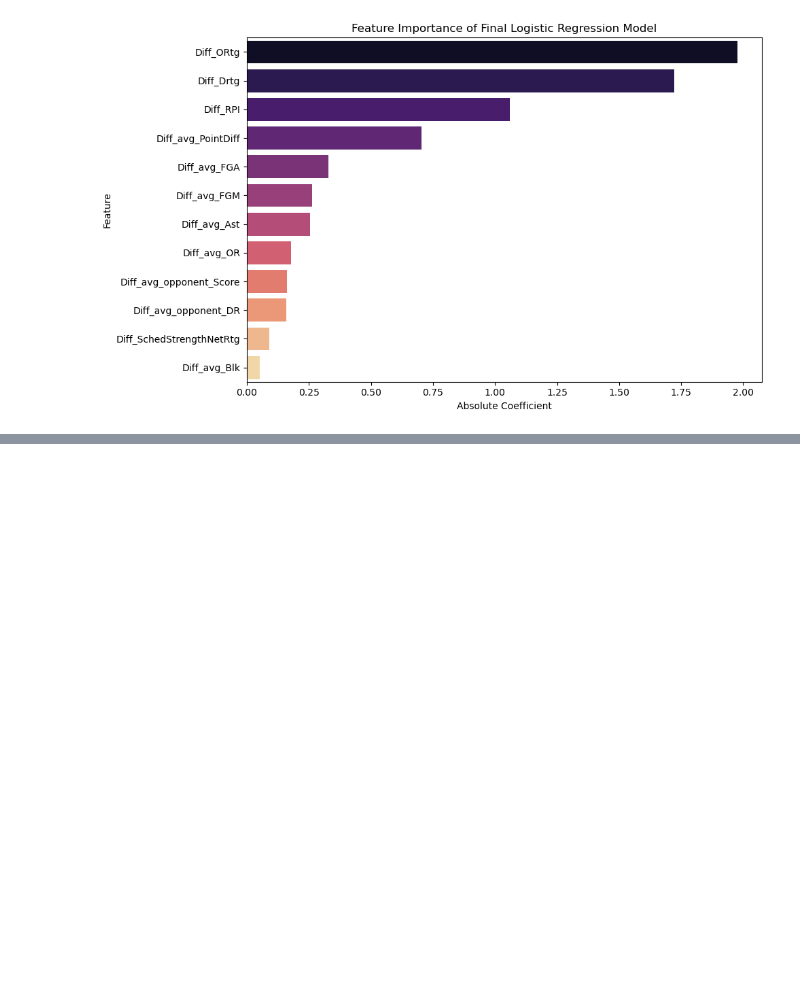
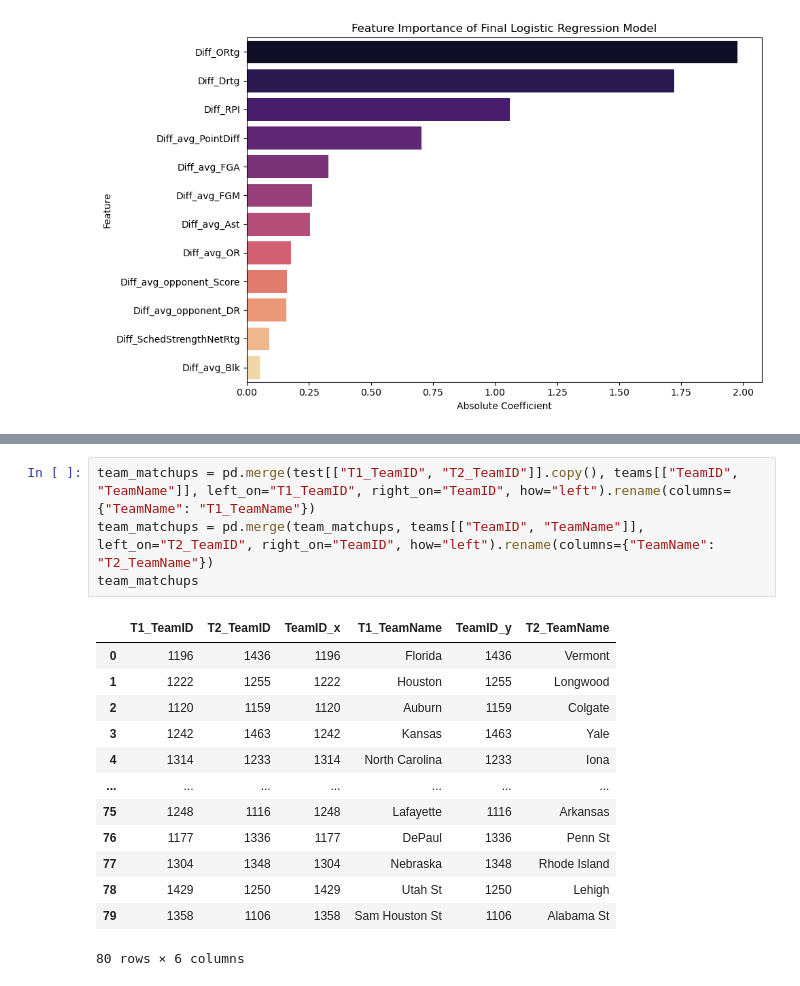
Before and after one commit to ecw70574/data_mining_course_project, a Jupyter notebook: TestingMerge.ipynb, the cells around one changed output, grey strips where cells are left out. Saved outputs shown, nothing was run; the diff lists cells and outputs as text; blank space fills up the shorter version.

```diff
--- a/TestingMerge.ipynb
+++ b/TestingMerge.ipynb
@@ -3733,0 +3835,18 @@ Passing `palette` without assigning `hue` is deprecated and will be removed in v
+# %%
+team_matchups = pd.merge(test[["T1_TeamID", "T2_TeamID"]].copy(), teams[["TeamID", "TeamName"]], left_on="T1_TeamID", right_on="TeamID", how="left").rename(columns={"TeamName": "T1_TeamName"})
+team_matchups = pd.merge(team_matchups, teams[["TeamID", "TeamName"]], left_on="T2_TeamID", right_on="TeamID", how="left").rename(columns={"TeamName": "T2_TeamName"})
+team_matchups
+# %% [output]
+|  | T1_TeamID | T2_TeamID | TeamID_x | T1_TeamName | TeamID_y | T2_TeamName |
+| 0 | 1196 | 1436 | 1196 | Florida | 1436 | Vermont |
+| 1 | 1222 | 1255 | 1222 | Houston | 1255 | Longwood |
+| 2 | 1120 | 1159 | 1120 | Auburn | 1159 | Colgate |
+| 3 | 1242 | 1463 | 1242 | Kansas | 1463 | Yale |
+| 4 | 1314 | 1233 | 1314 | North Carolina | 1233 | Iona |
+| ... | ... | ... | ... | ... | ... | ... |
+| 75 | 1248 | 1116 | 1248 | Lafayette | 1116 | Arkansas |
+| 76 | 1177 | 1336 | 1177 | DePaul | 1336 | Penn St |
+| 77 | 1304 | 1348 | 1304 | Nebraska | 1348 | Rhode Island |
+| 78 | 1429 | 1250 | 1429 | Utah St | 1250 | Lehigh |
+| 79 | 1358 | 1106 | 1358 | Sam Houston St | 1106 | Alabama St |
+80 rows × 6 columns
```
Also changed, not shown: parts of 12 cells of this notebook, 1 other file.
